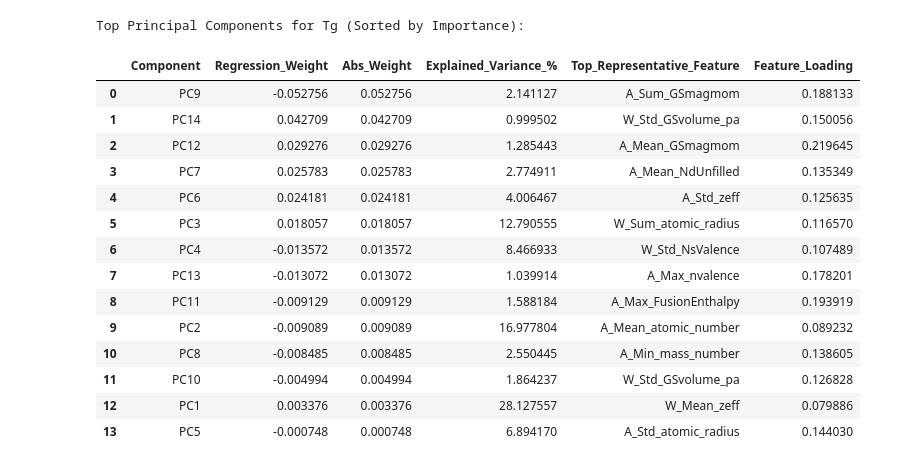
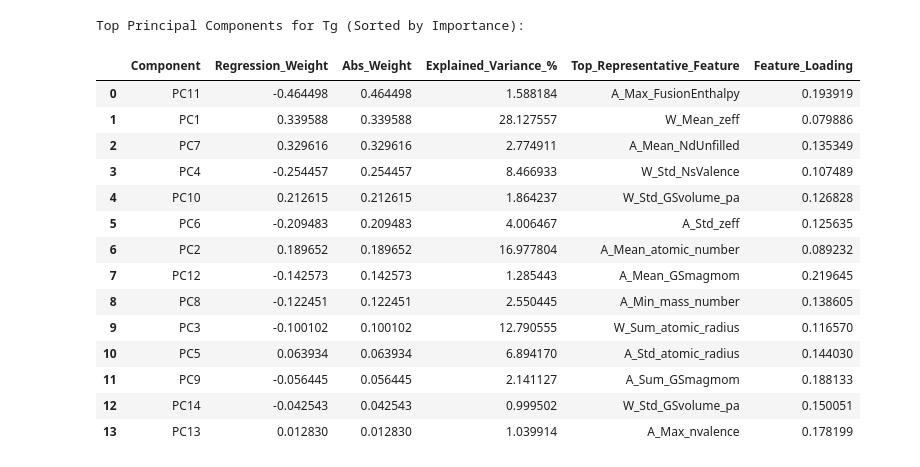
Before and after one commit to R3sten/glass_dynamics, a Jupyter notebook: notebooks/analysis/07_pcr_analysis.ipynb, the cells around one changed output. Cells and saved outputs as stored; diff of their text form; code cells hidden in the pictures.

```diff
--- a/notebooks/analysis/07_pcr_analysis.ipynb
+++ b/notebooks/analysis/07_pcr_analysis.ipynb
@@ -188,29 +169,29 @@ importance_data['m_fitted'].head(20) # log_eta_inf
 # %%
 pcr_representatives = extract_pc_representatives(
     X_train_scaled,
     y_train_scaled,
     n_components=14
 )
 
 print("Top Principal Components for Tg (Sorted by Importance):")
-display(pcr_representatives['log_eta_inf_fitted'].head(20))
+display(pcr_representatives['m_fitted'].head(20))
 # %% [output]
 Top Principal Components for Tg (Sorted by Importance):
 |  | Component | Regression_Weight | Abs_Weight | Explained_Variance_% | Top_Representative_Feature | Feature_Loading |
-| 0 | PC9 | -0.052756 | 0.052756 | 2.141127 | A_Sum_GSmagmom | 0.188133 |
-| 1 | PC14 | 0.042709 | 0.042709 | 0.999502 | W_Std_GSvolume_pa | 0.150056 |
-| 2 | PC12 | 0.029276 | 0.029276 | 1.285443 | A_Mean_GSmagmom | 0.219645 |
-| 3 | PC7 | 0.025783 | 0.025783 | 2.774911 | A_Mean_NdUnfilled | 0.135349 |
-| 4 | PC6 | 0.024181 | 0.024181 | 4.006467 | A_Std_zeff | 0.125635 |
-| 5 | PC3 | 0.018057 | 0.018057 | 12.790555 | W_Sum_atomic_radius | 0.116570 |
-| 6 | PC4 | -0.013572 | 0.013572 | 8.466933 | W_Std_NsValence | 0.107489 |
-| 7 | PC13 | -0.013072 | 0.013072 | 1.039914 | A_Max_nvalence | 0.178201 |
-| 8 | PC11 | -0.009129 | 0.009129 | 1.588184 | A_Max_FusionEnthalpy | 0.193919 |
-| 9 | PC2 | -0.009089 | 0.009089 | 16.977804 | A_Mean_atomic_number | 0.089232 |
-| 10 | PC8 | -0.008485 | 0.008485 | 2.550445 | A_Min_mass_number | 0.138605 |
-| 11 | PC10 | -0.004994 | 0.004994 | 1.864237 | W_Std_GSvolume_pa | 0.126828 |
-| 12 | PC1 | 0.003376 | 0.003376 | 28.127557 | W_Mean_zeff | 0.079886 |
-| 13 | PC5 | -0.000748 | 0.000748 | 6.894170 | A_Std_atomic_radius | 0.144030 |
+| 0 | PC11 | -0.464498 | 0.464498 | 1.588184 | A_Max_FusionEnthalpy | 0.193919 |
+| 1 | PC1 | 0.339588 | 0.339588 | 28.127557 | W_Mean_zeff | 0.079886 |
+| 2 | PC7 | 0.329616 | 0.329616 | 2.774911 | A_Mean_NdUnfilled | 0.135349 |
+| 3 | PC4 | -0.254457 | 0.254457 | 8.466933 | W_Std_NsValence | 0.107489 |
+| 4 | PC10 | 0.212615 | 0.212615 | 1.864237 | W_Std_GSvolume_pa | 0.126828 |
+| 5 | PC6 | -0.209483 | 0.209483 | 4.006467 | A_Std_zeff | 0.125635 |
+| 6 | PC2 | 0.189652 | 0.189652 | 16.977804 | A_Mean_atomic_number | 0.089232 |
+| 7 | PC12 | -0.142573 | 0.142573 | 1.285443 | A_Mean_GSmagmom | 0.219645 |
+| 8 | PC8 | -0.122451 | 0.122451 | 2.550445 | A_Min_mass_number | 0.138605 |
+| 9 | PC3 | -0.100102 | 0.100102 | 12.790555 | W_Sum_atomic_radius | 0.116570 |
+| 10 | PC5 | 0.063934 | 0.063934 | 6.894170 | A_Std_atomic_radius | 0.144030 |
+| 11 | PC9 | -0.056445 | 0.056445 | 2.141127 | A_Sum_GSmagmom | 0.188133 |
+| 12 | PC14 | -0.042543 | 0.042543 | 0.999502 | W_Std_GSvolume_pa | 0.150051 |
+| 13 | PC13 | 0.012830 | 0.012830 | 1.039914 | A_Max_nvalence | 0.178199 |
 # %%
 # # Top PC analysis
 
```
Also changed, not shown: parts of 15 cells of this notebook, 58 other files.
